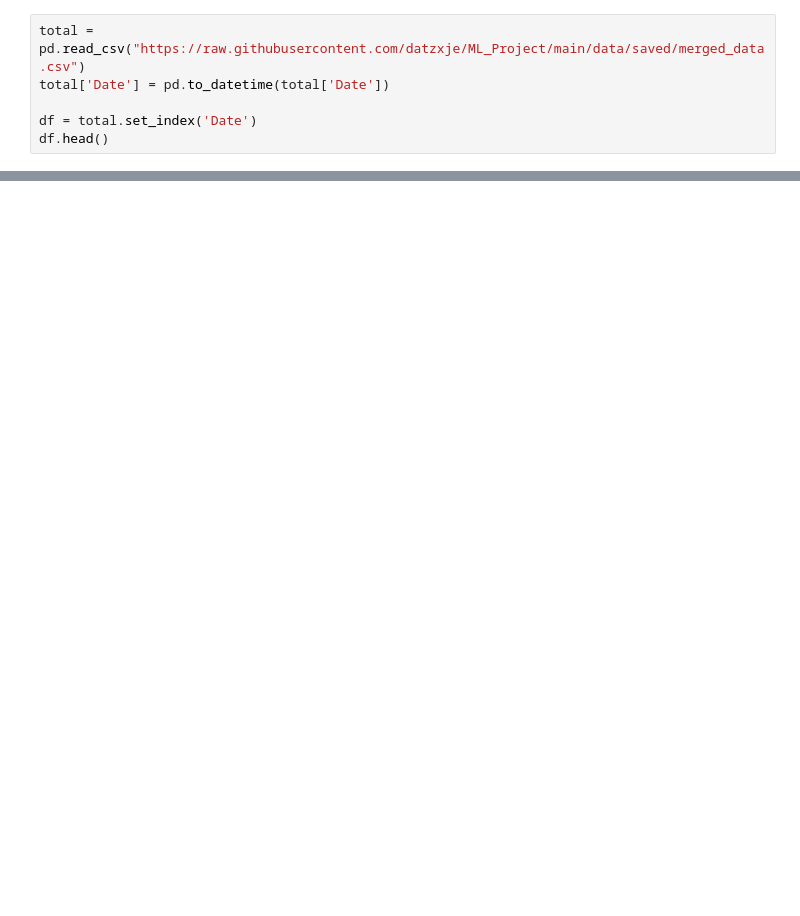
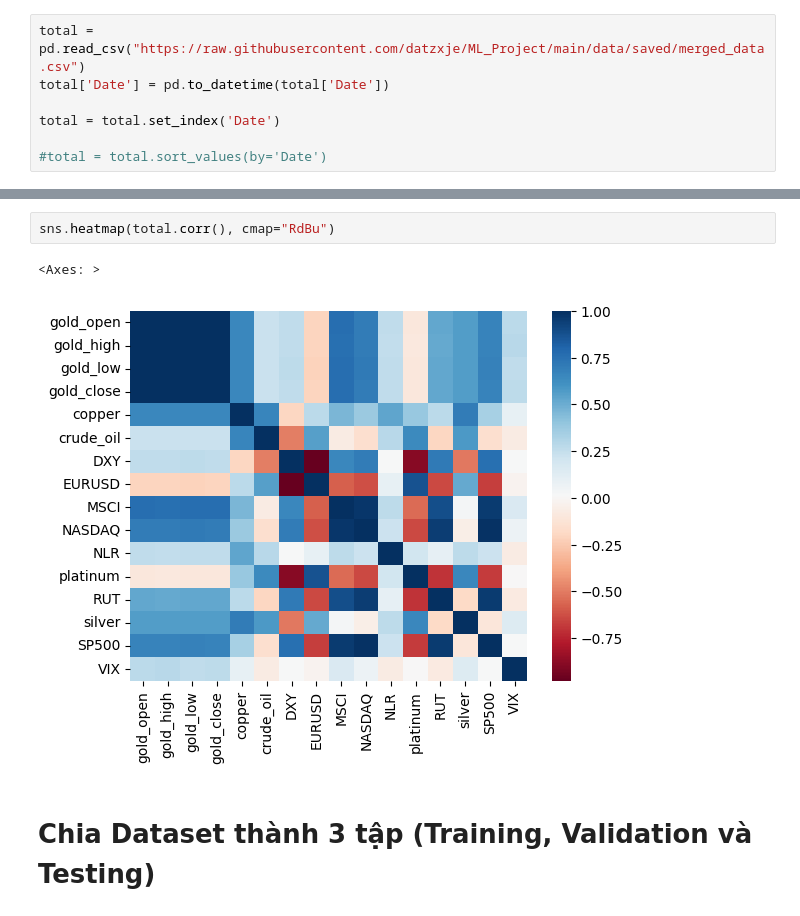
Before and after one commit to datzxje/ML_Project, a Jupyter notebook: model/Random_Forest.ipynb, the cells around one changed output, grey strips where cells are left out. Saved outputs shown, nothing was run; the diff lists cells and outputs as text; blank space fills up the shorter version.

```diff
--- a/model/Random_Forest.ipynb
+++ b/model/Random_Forest.ipynb
@@ -5,5 +9,6 @@ import pandas as pd
 total = pd.read_csv("https://raw.githubusercontent.com/datzxje/ML_Project/main/data/saved/merged_data.csv")
 total['Date'] = pd.to_datetime(total['Date'])
 
-df = total.set_index('Date')
-df.head()
+total = total.set_index('Date')
+
+#total = total.sort_values(by='Date')
@@ -21,0 +61,7 @@ df.shape
+# %%
+sns.heatmap(total.corr(), cmap="RdBu")
+# %% [output]
+<Axes: >
+[figure, added]
+# %% [markdown]
+# Chia Dataset thành 3 tập (Training, Validation và Testing)
```
Also changed, not shown: parts of 46 cells of this notebook, 9 other files.
